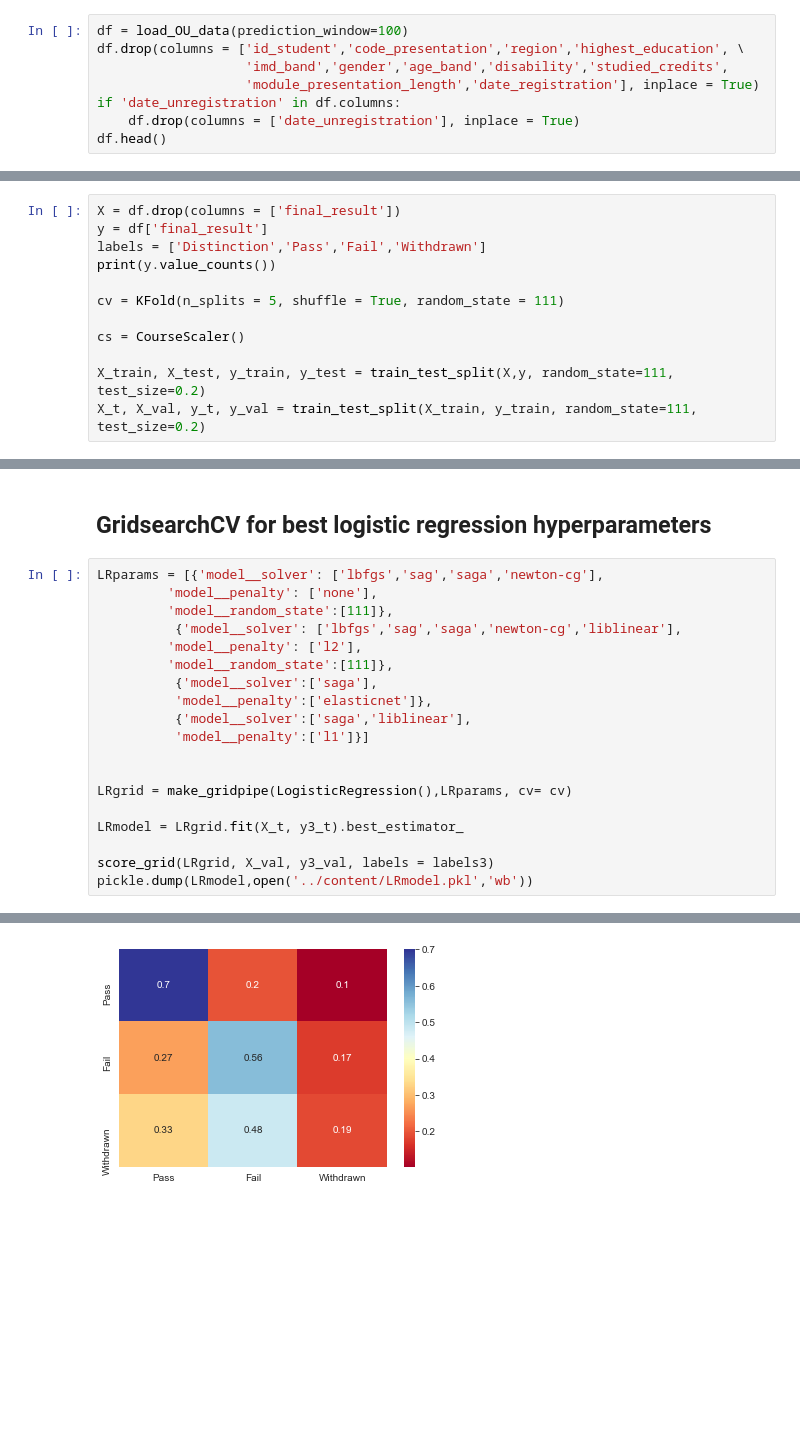
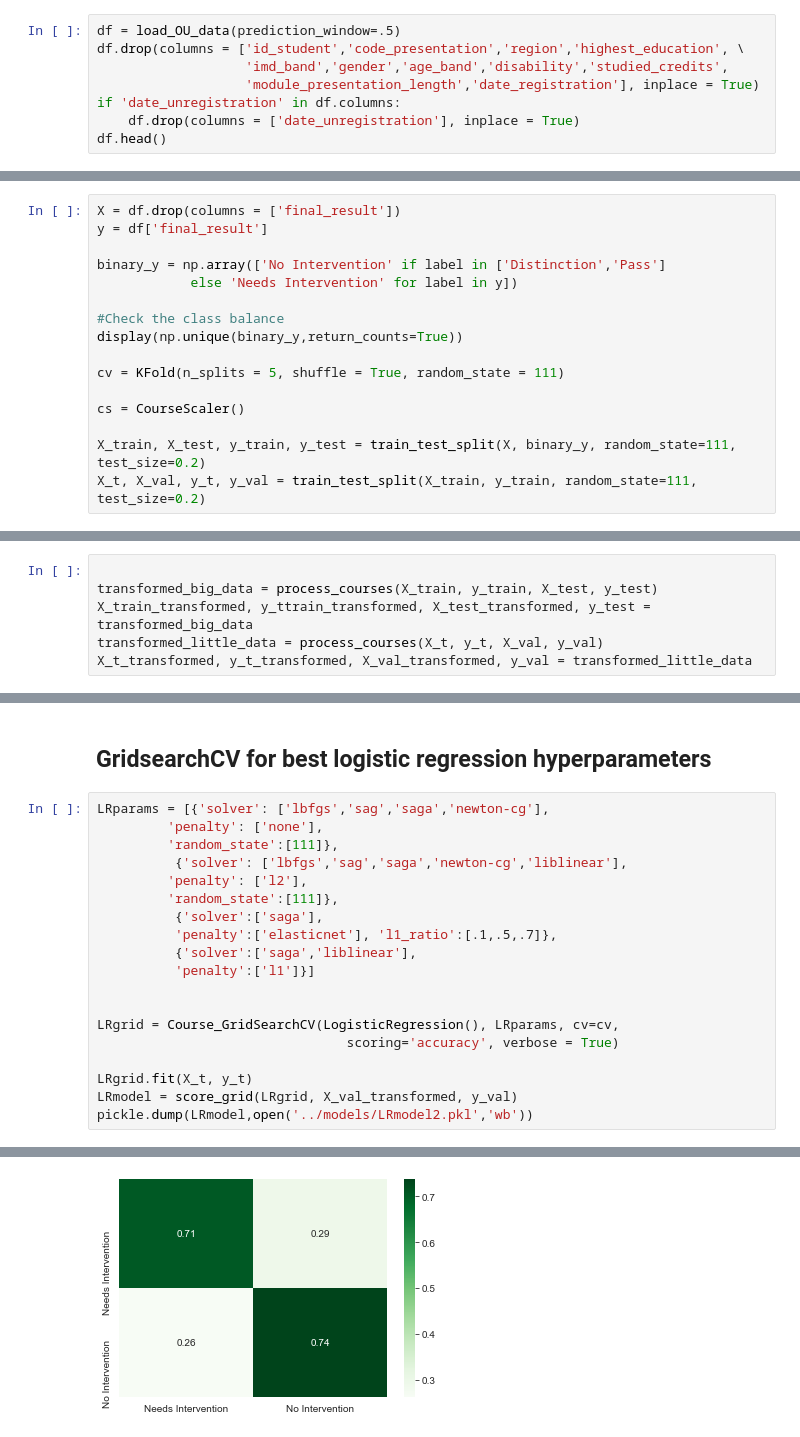
Before and after one commit to Caellwyn/ou_student_predictions, a Jupyter notebook: notebooks/shallow_modeling.ipynb, the cells around one changed output, grey strips where cells are left out. Saved outputs shown, nothing was run; the diff lists cells and outputs as text; blank space fills up the shorter version.

```diff
--- a/notebooks/shallow_modeling.ipynb
+++ b/notebooks/shallow_modeling.ipynb
@@ -43,5 +51,5 @@ We are hoping to predict only on data that can be collected by the online learni
 # %%
-df = load_OU_data(prediction_window=100)
+df = load_OU_data(prediction_window=.5)
 df.drop(columns = ['id_student','code_presentation','region','highest_education', \
                    'imd_band','gender','age_band','disability','studied_credits',
                    'module_presentation_length','date_registration'], inplace = True)
@@ -60,12 +72,16 @@ df.head()
 # %%
 X = df.drop(columns = ['final_result'])
 y = df['final_result']
-labels = ['Distinction','Pass','Fail','Withdrawn']
-print(y.value_counts())
+
+binary_y = np.array(['No Intervention' if label in ['Distinction','Pass']
+            else 'Needs Intervention' for label in y])
+
+#Check the class balance
+display(np.unique(binary_y,return_counts=True))
 
 cv = KFold(n_splits = 5, shuffle = True, random_state = 111)
 
 cs = CourseScaler()
 
-X_train, X_test, y_train, y_test = train_test_split(X,y, random_state=111, test_size=0.2)
+X_train, X_test, y_train, y_test = train_test_split(X, binary_y, random_state=111, test_size=0.2)
 X_t, X_val, y_t, y_val = train_test_split(X_train, y_train, random_state=111, test_size=0.2)
@@ -172,0 +102,6 @@ This did not improve on the 3 class version.  We have far too many false positiv
+# %%
+
+transformed_big_data = process_courses(X_train, y_train, X_test, y_test)
+X_train_transformed, y_ttrain_transformed, X_test_transformed, y_test = transformed_big_data
+transformed_little_data = process_courses(X_t, y_t, X_val, y_val)
+X_t_transformed, y_t_transformed, X_val_transformed, y_val = transformed_little_data
@@ -173,22 +137,22 @@ This did not improve on the 3 class version.  We have far too many false positiv
 # %% [markdown]
 ## GridsearchCV for best logistic regression hyperparameters
 # %%
-LRparams = [{'model__solver': ['lbfgs','sag','saga','newton-cg'],
-         'model__penalty': ['none'],
-         'model__random_state':[111]},
-          {'model__solver': ['lbfgs','sag','saga','newton-cg','liblinear'],
-         'model__penalty': ['l2'],
-         'model__random_state':[111]},
-          {'model__solver':['saga'],
-          'model__penalty':['elasticnet']},
-          {'model__solver':['saga','liblinear'],
-          'model__penalty':['l1']}]
+LRparams = [{'solver': ['lbfgs','sag','saga','newton-cg'],
+         'penalty': ['none'],
+         'random_state':[111]},
+          {'solver': ['lbfgs','sag','saga','newton-cg','liblinear'],
+         'penalty': ['l2'],
+         'random_state':[111]},
+          {'solver':['saga'],
+          'penalty':['elasticnet'], 'l1_ratio':[.1,.5,.7]},
+          {'solver':['saga','liblinear'],
+          'penalty':['l1']}]
 
 
-LRgrid = make_gridpipe(LogisticRegression(),LRparams, cv= cv)
+LRgrid = Course_GridSearchCV(LogisticRegression(), LRparams, cv=cv,
+                                scoring='accuracy', verbose = True)
 
-LRmodel = LRgrid.fit(X_t, y3_t).best_estimator_
-
-score_grid(LRgrid, X_val, y3_val, labels = labels3)
-pickle.dump(LRmodel,open('../content/LRmodel.pkl','wb'))
+LRgrid.fit(X_t, y_t)
+LRmodel = score_grid(LRgrid, X_val_transformed, y_val)
+pickle.dump(LRmodel,open('../models/LRmodel2.pkl','wb'))
 # %% [output]
@@ -200 +169 @@ Pipeline(steps=[('scaler', CourseScaler()), ('smoter', SMOTE(random_state=111)),
-[figure, old version]
+[figure, new version]
```
Also changed, not shown: parts of 47 cells of this notebook, 39 other files.
